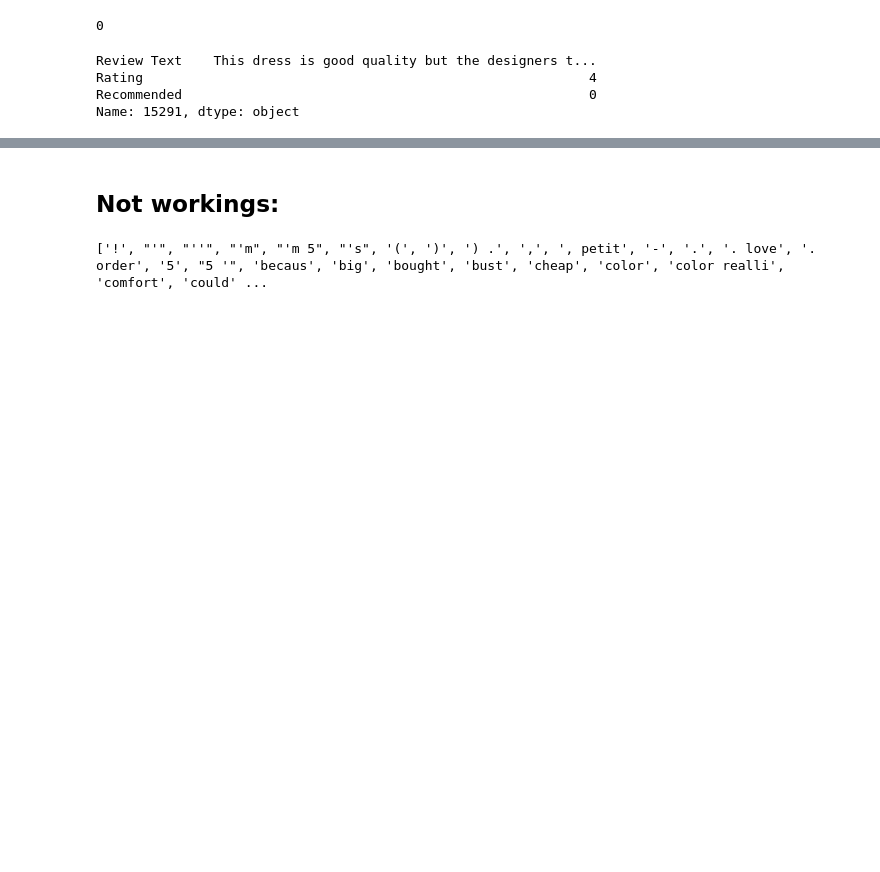
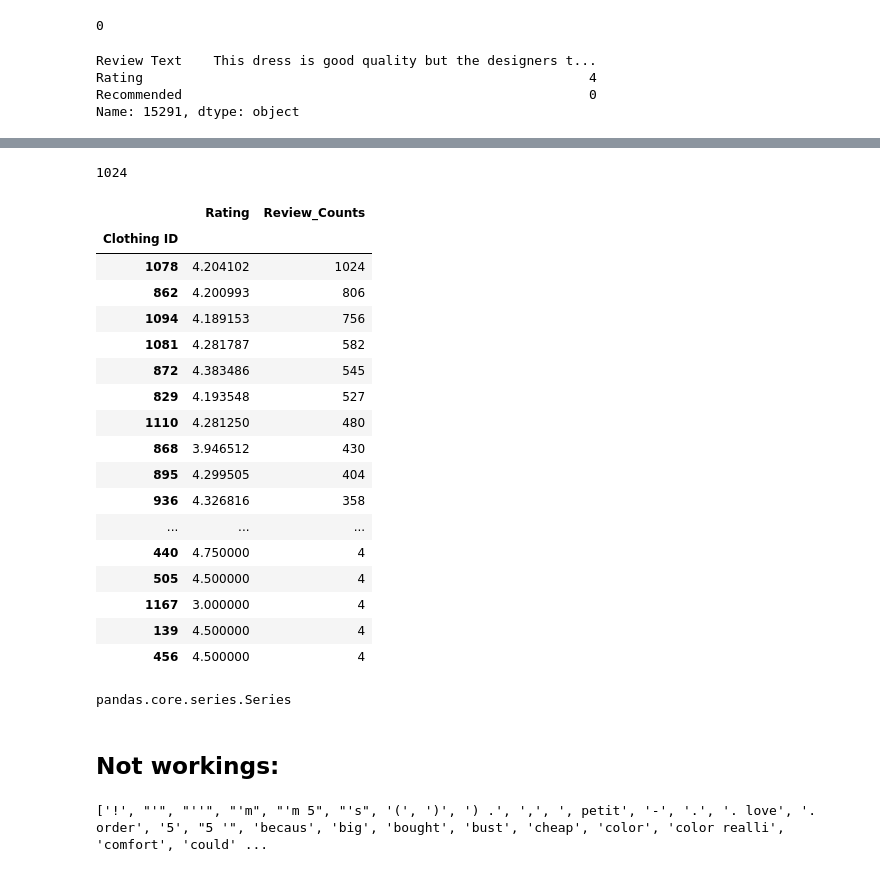
Before and after one commit to baharbiazar/E_Commerce_Reviews_Sentiment_Analysis, a Jupyter notebook: e_commerce_sentiment_analysis.ipynb, the cells around one changed output, grey strips where cells are left out. Drawn from its saved outputs; the diff is of its cells as text; code cells hidden in the pictures; blank space fills up the shorter version.

```diff
--- a/e_commerce_sentiment_analysis.ipynb
+++ b/e_commerce_sentiment_analysis.ipynb
@@ -675,0 +689,4 @@ Name: 15291, dtype: object
+# %%
+grouped_df= df.groupby('Clothing ID')['Rating'].mean()
+grouped_df = pd.DataFrame(grouped_df, columns= ['Rating'])
+grouped_df
@@ -675,0 +708,4 @@ Name: 15291, dtype: object
+# %%
+grouped_df['Review_Counts']= df.groupby('Clothing ID')['Rating'].count()
+grouped_df.drop(columns=['Review Counts'], axis=1 , inplace= True)
+grouped_df
@@ -676,3 +727,33 @@ Name: 15291, dtype: object
+# %%
+grouped_df.Review_Counts.max()
+# %% [output]
+1024
+# %%
+pd.set_option('display.max_rows', None)
+grouped_df.sort_values(by='Review_Counts',ascending=False)
+# %% [output]
+|  | Rating | Review_Counts |
+| Clothing ID |  |  |
+| 1078 | 4.204102 | 1024 |
+| 862 | 4.200993 | 806 |
+| 1094 | 4.189153 | 756 |
+| 1081 | 4.281787 | 582 |
+| 872 | 4.383486 | 545 |
+| 829 | 4.193548 | 527 |
+| 1110 | 4.281250 | 480 |
+| 868 | 3.946512 | 430 |
+| 895 | 4.299505 | 404 |
+| 936 | 4.326816 | 358 |
+| ... | ... | ... |
+| 440 | 4.750000 | 4 |
+| 505 | 4.500000 | 4 |
+| 1167 | 3.000000 | 4 |
+| 139 | 4.500000 | 4 |
+| 456 | 4.500000 | 4 |
+# %%
+type(grouped_df)
+# %% [output]
+pandas.core.series.Series
 # %% [markdown]
 ## Not workings:
 # %%
```
Also changed, not shown: parts of 5 cells of this notebook.
